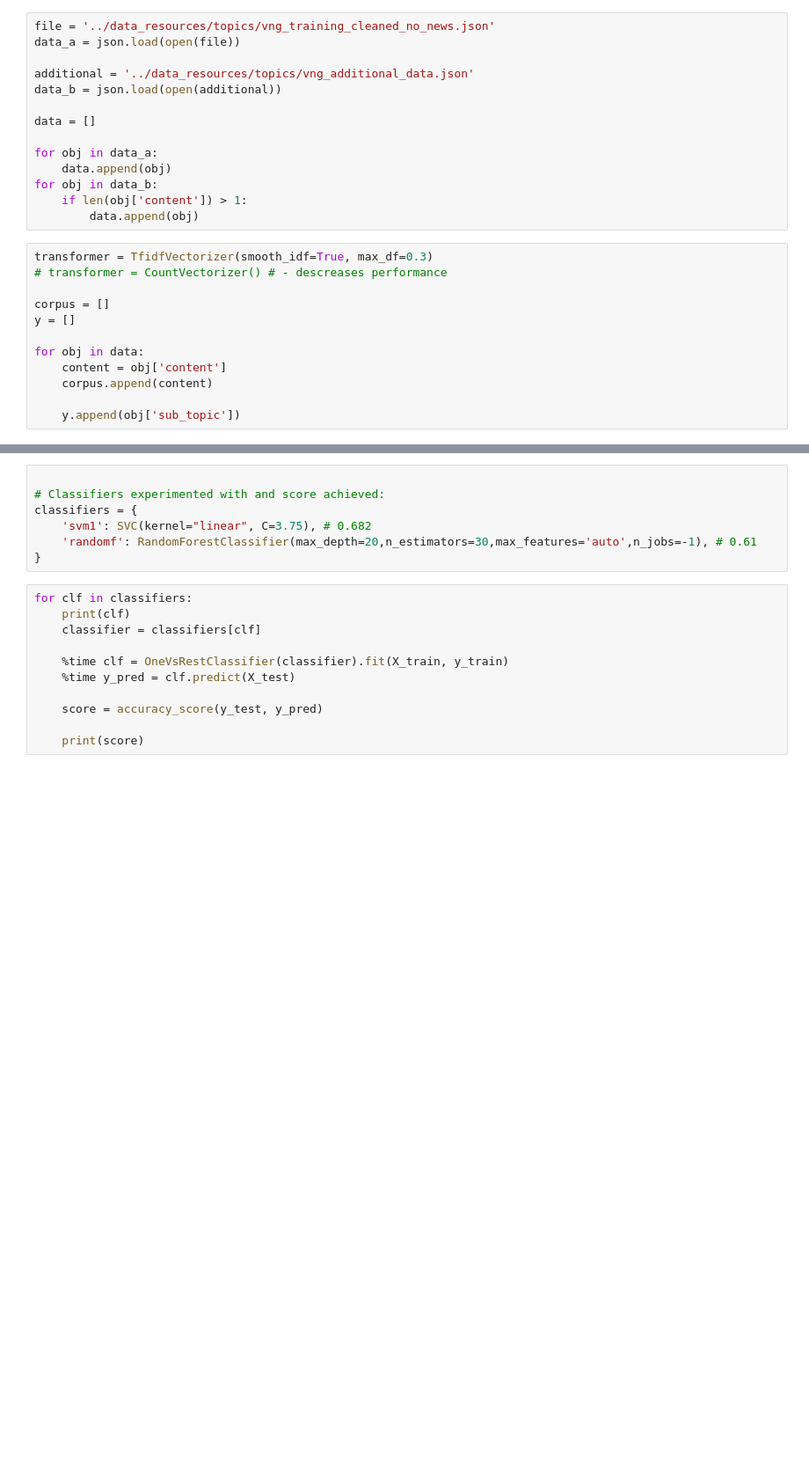
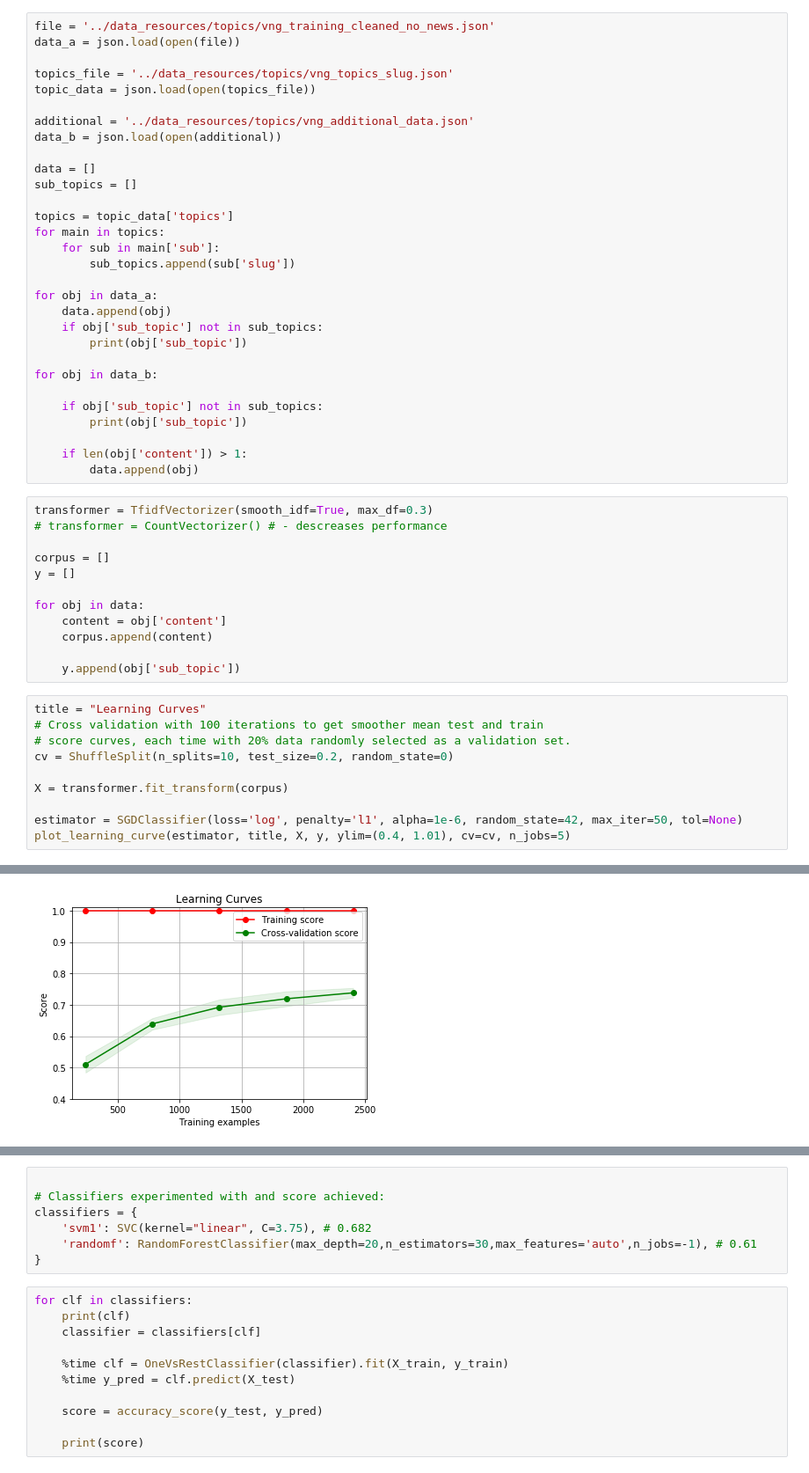
Before and after one commit to Joostrothweiler/politags, a Jupyter notebook: notebooks/TF.ipynb, the cells around one changed output, grey strips where cells are left out. Shown at 88% size. Cells and saved outputs as stored; diff of their text form; blank space fills up the shorter version.

Commit message:
Topic classifier working, predicting a single topic per article

```diff
--- a/notebooks/TF.ipynb
+++ b/notebooks/TF.ipynb
@@ -31,15 +64,31 @@ from sklearn import metrics
 # %%
 file = '../data_resources/topics/vng_training_cleaned_no_news.json'
 data_a = json.load(open(file))
+
+topics_file = '../data_resources/topics/vng_topics_slug.json'
+topic_data = json.load(open(topics_file))
 
 additional = '../data_resources/topics/vng_additional_data.json'
 data_b = json.load(open(additional))
 
 data = []
+sub_topics = []
+
+topics = topic_data['topics']
+for main in topics:
+    for sub in main['sub']:
+        sub_topics.append(sub['slug'])
 
 for obj in data_a:
     data.append(obj)
+    if obj['sub_topic'] not in sub_topics:
+        print(obj['sub_topic'])
+
 for obj in data_b:
+
+    if obj['sub_topic'] not in sub_topics:
+        print(obj['sub_topic'])
+
     if len(obj['content']) > 1:
         data.append(obj)
 # %%
@@ -54,3 +103,14 @@ for obj in data:
     corpus.append(content)
 
     y.append(obj['sub_topic'])
+# %%
+title = "Learning Curves"
+# Cross validation with 100 iterations to get smoother mean test and train
+# score curves, each time with 20% data randomly selected as a validation set.
+cv = ShuffleSplit(n_splits=10, test_size=0.2, random_state=0)
+
+X = transformer.fit_transform(corpus)
+
+estimator = SGDClassifier(loss='log', penalty='l1', alpha=1e-6, random_state=42, max_iter=50, tol=None)
+plot_learning_curve(estimator, title, X, y, ylim=(0.4, 1.01), cv=cv, n_jobs=5)
+# %% [output]
@@ -57 +118,2 @@ for obj in data:
+[figure, added]
 # %%
```
Also changed, not shown: parts of 10 cells of this notebook, 13 other files.
